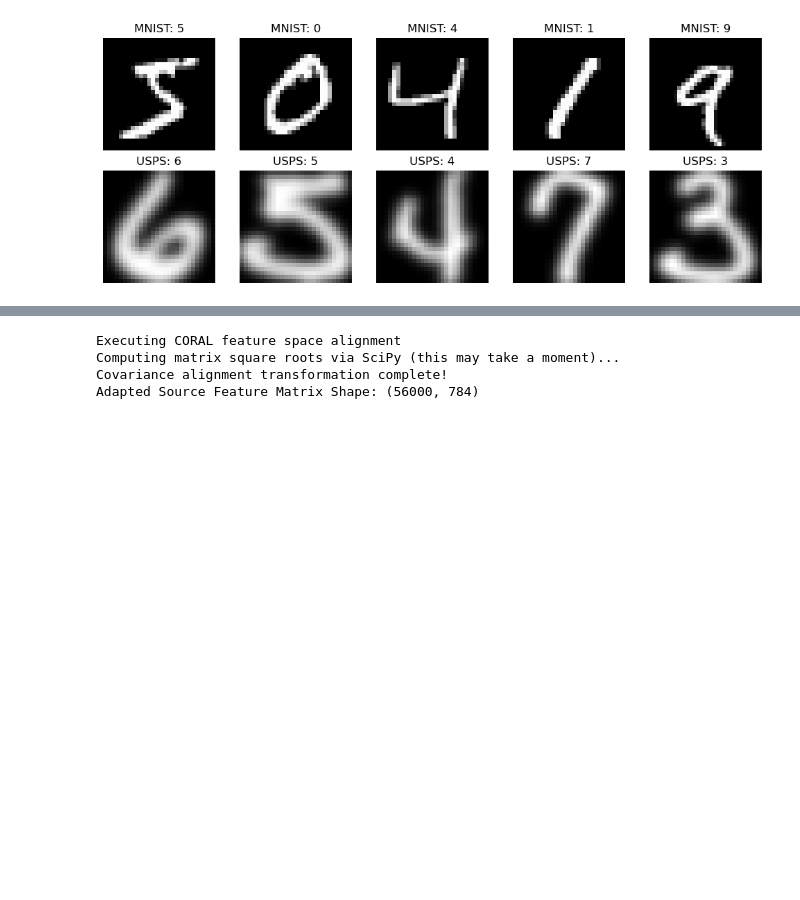
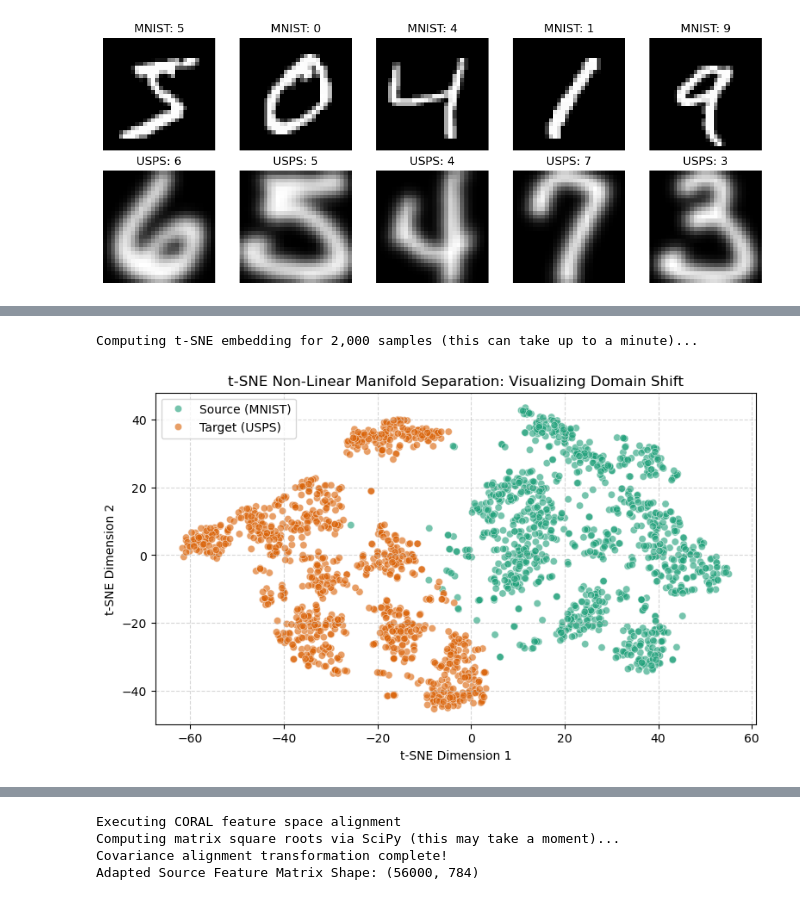
Before and after one commit to ginev91/ml-final-project, a Jupyter notebook: domain_adaptation_in computer_vision.ipynb, the cells around one changed output, grey strips where cells are left out. Drawn from its saved outputs; the diff is of its cells as text; code cells hidden in the pictures; blank space fills up the shorter version.

Commit message:
complete sections 4 and 7 and add t sne visualization

```diff
--- a/domain_adaptation_in computer_vision.ipynb
+++ b/domain_adaptation_in computer_vision.ipynb
@@ -224,3 +208,18 @@ plt.show()
+# %%
+print("Computing t-SNE embedding for 2,000 samples (this can take up to a minute)...")
+tsne = TSNE(n_components=2, perplexity=30, max_iter=1000, random_state=42, n_jobs=-1)
+X_tsne = tsne.fit_transform(X_combined)
+
+plt.figure(figsize=(9, 5))
+sns.scatterplot(x=X_tsne[:, 0], y=X_tsne[:, 1], hue=domains, alpha=0.6, palette='Dark2')
+plt.title("t-SNE Non-Linear Manifold Separation: Visualizing Domain Shift")
+plt.xlabel("t-SNE Dimension 1")
+plt.ylabel("t-SNE Dimension 2")
+plt.grid(True, linestyle='--', alpha=0.5)
+plt.show()
+# %% [output]
+Computing t-SNE embedding for 2,000 samples (this can take up to a minute)...
+[figure, added]
 # %% [markdown]
 ## 5. Baseline Modeling & Cross-Domain Testing (No Adaptation)
 
```
Also changed, not shown: parts of 12 cells of this notebook.
